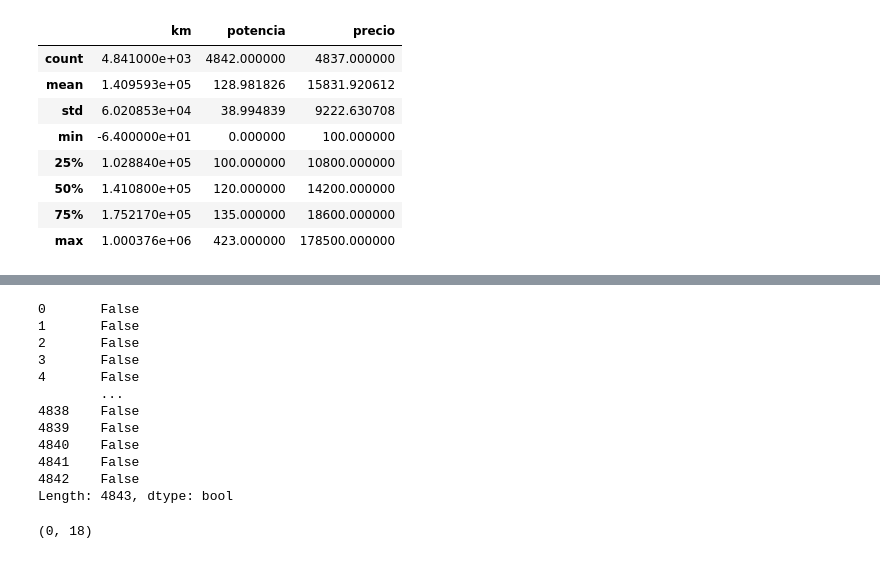
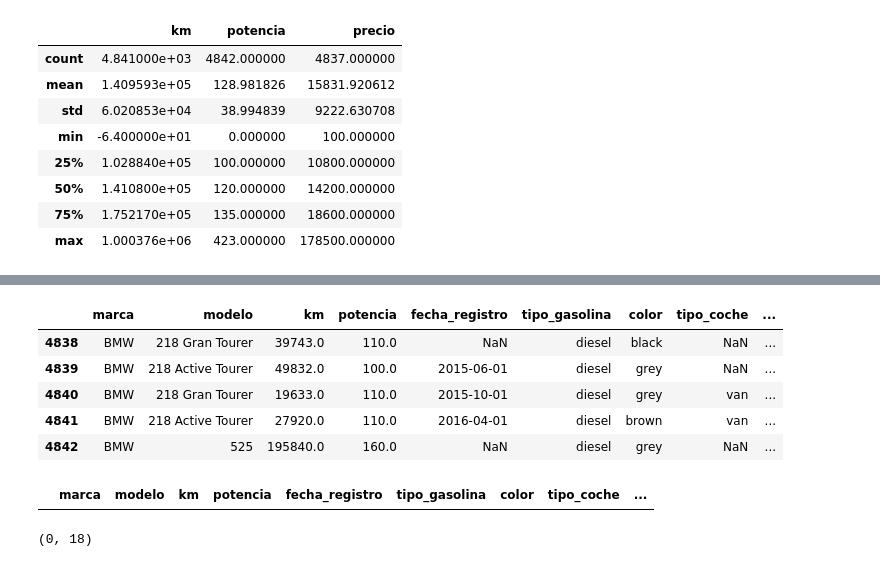
Before and after one commit to JuanCeruso/DataPreparation, a Jupyter notebook: DataPreparation.ipynb, the cells around one changed output, grey strips where cells are left out. Saved outputs shown, nothing was run; the diff lists cells and outputs as text; code cells hidden in the pictures.

```diff
--- a/DataPreparation.ipynb
+++ b/DataPreparation.ipynb
@@ -93,18 +95,16 @@ df_cars.shape
+# %%
+df_cars.tail()
+# %% [output]
+|  | marca | modelo | km | potencia | fecha_registro | tipo_gasolina | color | tipo_coche | ... |
+| 4838 | BMW | 218 Gran Tourer | 39743.0 | 110.0 | NaN | diesel | black | NaN | ... |
+| 4839 | BMW | 218 Active Tourer | 49832.0 | 100.0 | 2015-06-01 | diesel | grey | NaN | ... |
+| 4840 | BMW | 218 Gran Tourer | 19633.0 | 110.0 | 2015-10-01 | diesel | grey | van | ... |
+| 4841 | BMW | 218 Active Tourer | 27920.0 | 110.0 | 2016-04-01 | diesel | brown | van | ... |
+| 4842 | BMW | 525 | 195840.0 | 160.0 | NaN | diesel | grey | NaN | ... |
 # %%
-df_cars.duplicated(keep=False)
+df_cars[df_cars.duplicated(keep=False)]
 # %% [output]
-0       False
-1       False
-2       False
-3       False
-4       False
-        ...
-4838    False
-4839    False
-4840    False
-4841    False
-4842    False
-Length: 4843, dtype: bool
+|  | marca | modelo | km | potencia | fecha_registro | tipo_gasolina | color | tipo_coche | ... |
 # %%
 df_cars[df_cars.duplicated(keep=False)].shape
 # %% [output]
```
Also changed, not shown: parts of 14 cells of this notebook.
